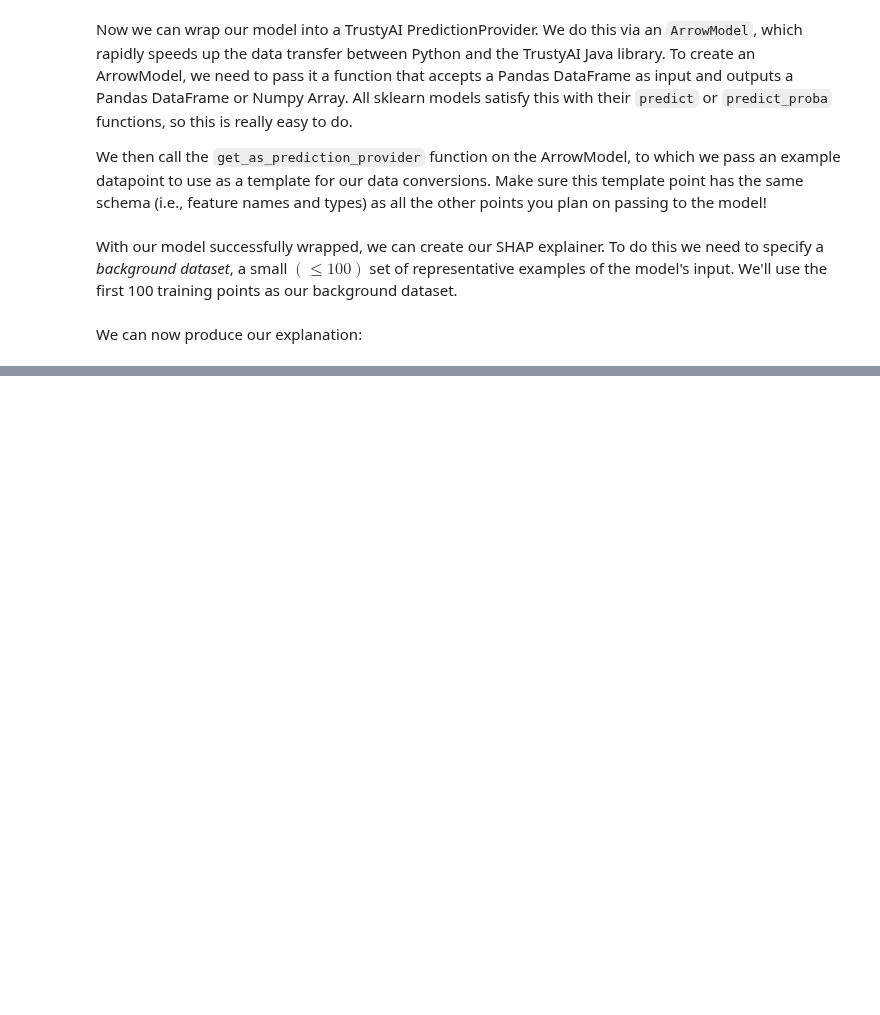
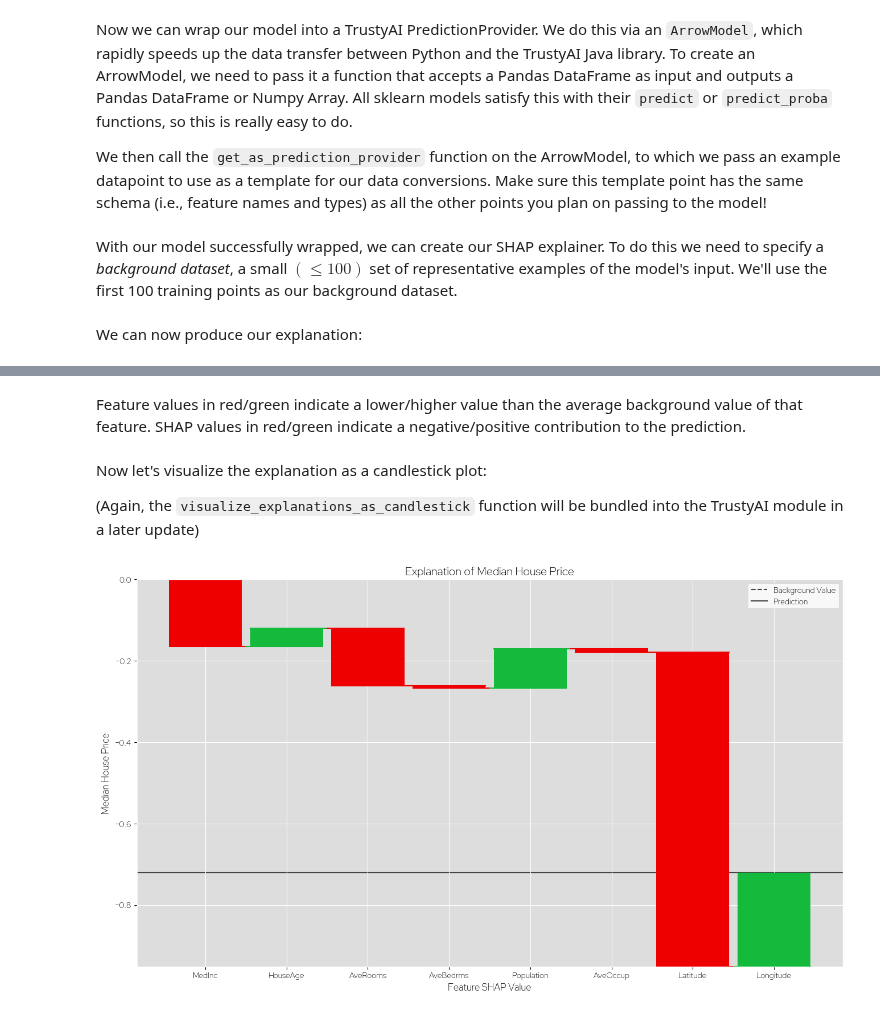
Before and after one commit to trustyai-explainability/trustyai-explainability-python-examples, a Jupyter notebook: examples/SHAP.ipynb, the cells around one changed output, grey strips where cells are left out. Saved outputs shown, nothing was run; the diff lists cells and outputs as text; code cells hidden in the pictures; blank space fills up the shorter version.

```diff
--- a/examples/SHAP.ipynb
+++ b/examples/SHAP.ipynb
@@ -301,0 +268,45 @@ visualize_explanations_as_candlestick(explanations)
+# %% [markdown]
+Feature values in red/green indicate a lower/higher value than the average background value of that feature. SHAP values in red/green indicate a negative/positive contribution to the prediction.
+# %% [markdown]
+Now let's visualize the explanation as a candlestick plot:
+
+(Again, the `visualize_explanations_as_candlestick` function will be bundled into the TrustyAI module in a later update)
+# %%
+def visualize_explanations_as_candlestick(explanations):
+    plt.style.use('https://raw.githubusercontent.com/RobGeada/stylelibs/main/material_rh.mplstyle')
+
+    for i, saliency in enumerate(explanations.getSaliencies()):
+        shap_vals = [pfi.getScore() for pfi in saliency.getPerFeatureImportance()]
+        feature_names = [str(pfi.getFeature().getName()) for pfi in saliency.getPerFeatureImportance()]
+        fnull = explanation.getFnull().getEntry(i)
+        prediction = fnull+sum(shap_vals)
+        plt.figure()
+        pos = fnull
+        for j in range(len(shap_vals)):
+            color = '#ee0000' if shap_vals[j]<0 else "#13ba3c"
+            width=.9
+            if j>0:
+                plt.plot([j-.5, j+width/2*.99], [pos, pos], color=color)
+            plt.bar(j, height=shap_vals[j], bottom=pos, color=color, width=width)
+            pos += shap_vals[j]
+
+            if j != len(shap_vals) - 1:
+                plt.plot([j-width/2*.99, j+.5], [pos, pos], color=color)
+
+        plt.axhline(fnull, color="#444444", linestyle="--",zorder=0, label='Background Value')
+        plt.axhline(prediction, color="#444444", zorder=0, label='Prediction')
+        plt.legend()
+
+        miny, maxy = plt.gca().get_ylim()
+        yticks = plt.gca().get_yticks()
+        ticksize = yticks[1]-yticks[0]
+        plt.ylim(miny - ticksize/2, maxy + ticksize/2)
+        plt.xticks(np.arange(len(feature_names)), feature_names)
+        plt.ylabel(saliency.getOutput().getName())
+        plt.xlabel("Feature SHAP Value")
+        plt.title(f"Explanation of {saliency.getOutput().getName()}")
+        plt.show()
+
+visualize_explanations_as_candlestick(explanations)
+# %% [output]
+[figure, added]
```
Also changed, not shown: parts of 13 cells of this notebook.
